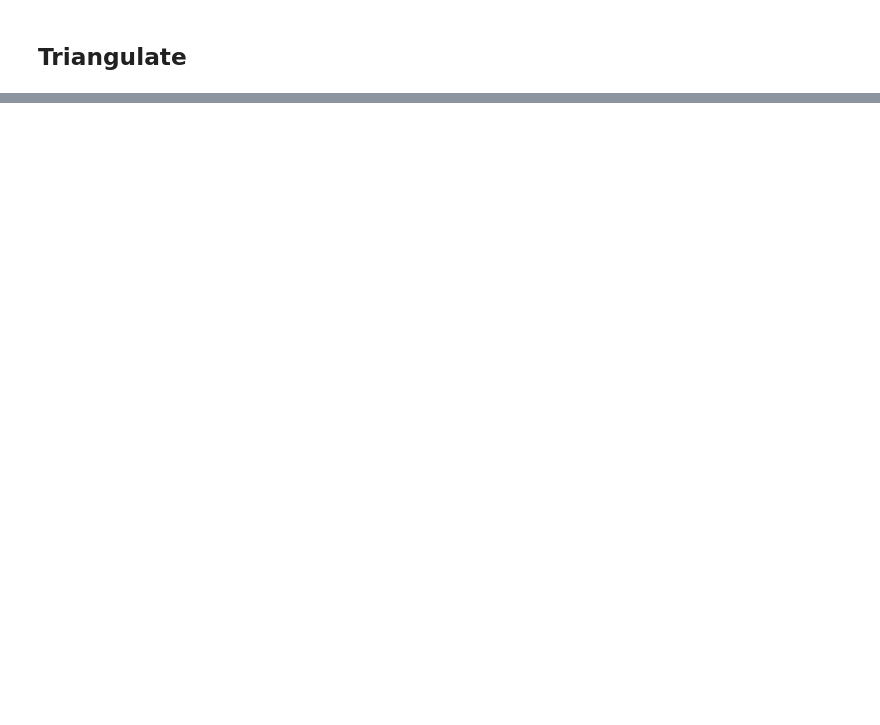
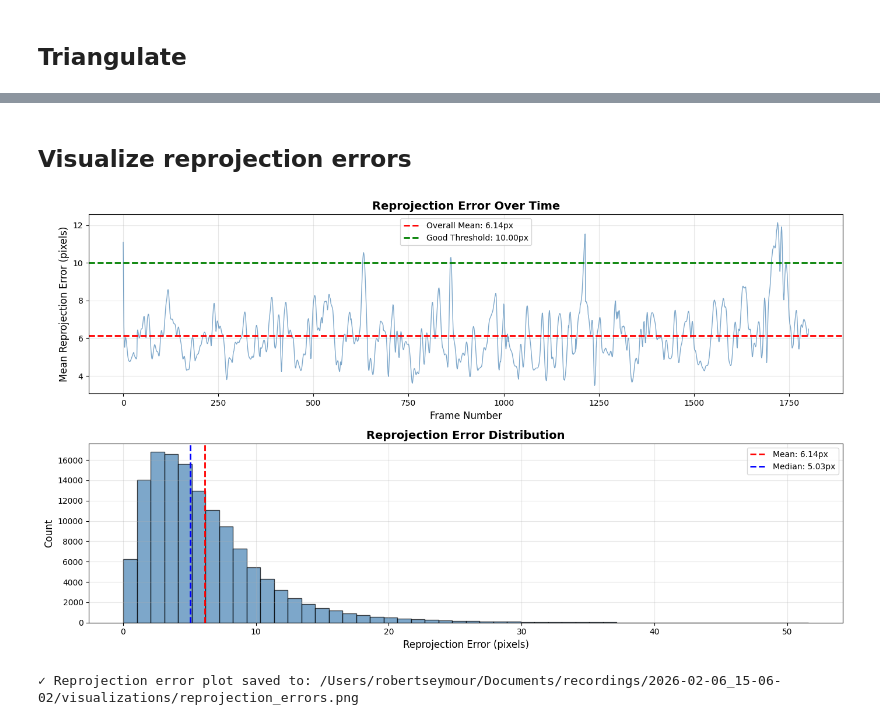
Before and after one commit to neurofractal/camkit3D, a Jupyter notebook: 3_process_3d_triangulation.ipynb, the cells around one changed output, grey strips where cells are left out. Drawn from its saved outputs; the diff is of its cells as text; code cells hidden in the pictures; blank space fills up the shorter version.

```diff
--- a/3_process_3d_triangulation.ipynb
+++ b/3_process_3d_triangulation.ipynb
@@ -129,0 +210,63 @@ Starting 3D triangulation...
+# %% [markdown]
+## Visualize reprojection errors
+# %%
+# Compute mean error per frame
+mean_errors_per_frame = np.nanmean(metrics.reprojection_errors, axis=(1, 2))
+
+# Create figure
+fig, axes = plt.subplots(2, 1, figsize=(14, 8))
+
+# Plot 1: Error over time
+axes[0].plot(mean_errors_per_frame, linewidth=1, alpha=0.7, color='steelblue')
+axes[0].axhline(
+    metrics.mean_reprojection_error,
+    color='red',
+    linestyle='--',
+    label=f'Overall Mean: {metrics.mean_reprojection_error:.2f}px',
+    linewidth=2
+)
+axes[0].axhline(
+    metrics.good_reconstruction_threshold,
+    color='green',
+    linestyle='--',
+    label=f'Good Threshold: {metrics.good_reconstruction_threshold:.2f}px',
+    linewidth=2
+)
+axes[0].set_xlabel('Frame Number', fontsize=12)
+axes[0].set_ylabel('Mean Reprojection Error (pixels)', fontsize=12)
+axes[0].set_title('Reprojection Error Over Time', fontsize=14, fontweight='bold')
+axes[0].legend(fontsize=10)
+axes[0].grid(True, alpha=0.3)
+
+# Plot 2: Error distribution histogram
+valid_errors = metrics.reprojection_errors[~np.isnan(metrics.reprojection_errors)].flatten()
+axes[1].hist(valid_errors, bins=50, alpha=0.7, edgecolor='black', color='steelblue')
+axes[1].axvline(
+    metrics.mean_reprojection_error,
+    color='red',
+    linestyle='--',
+    label=f'Mean: {metrics.mean_reprojection_error:.2f}px',
+    linewidth=2
+)
+axes[1].axvline(
+    metrics.median_reprojection_error,
+    color='blue',
+    linestyle='--',
+    label=f'Median: {metrics.median_reprojection_error:.2f}px',
+    linewidth=2
+)
+axes[1].set_xlabel('Reprojection Error (pixels)', fontsize=12)
+axes[1].set_ylabel('Count', fontsize=12)
+axes[1].set_title('Reprojection Error Distribution', fontsize=14, fontweight='bold')
+axes[1].legend(fontsize=10)
+axes[1].grid(True, alpha=0.3)
+
+plt.tight_layout()
+error_plot_path = Path(VISUALIZATION_DIR) / "reprojection_errors.png"
+plt.savefig(error_plot_path, dpi=150, bbox_inches='tight')
+plt.show()
+
+print(f"✓ Reprojection error plot saved to: {error_plot_path}")
+# %% [output]
+[figure, added]
+✓ Reprojection error plot saved to: /Users/robertseymour/Documents/recordings/2026-02-06_15-06-02/visualizations/reprojection_errors.png
```
Also changed, not shown: parts of 25 cells of this notebook, 1 other file.
